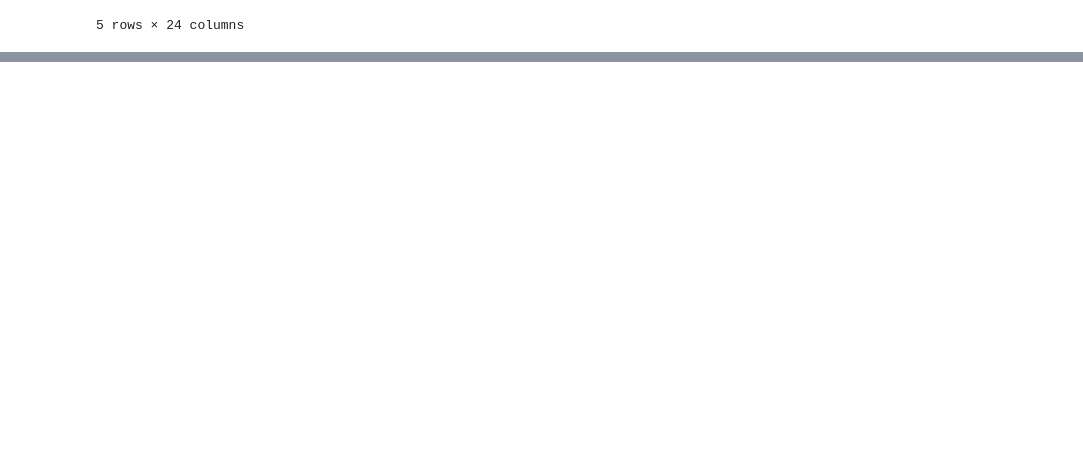
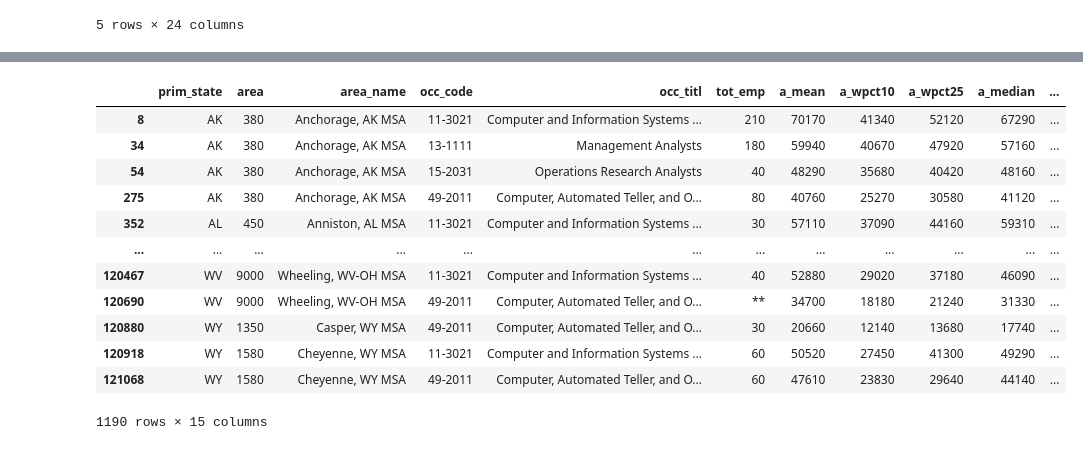
Before and after one commit to mkblake/tech-hubs-brain-drain, a Jupyter notebook: notebooks/cleaning.ipynb, the cells around one changed output, grey strips where cells are left out. Saved outputs shown, nothing was run; the diff lists cells and outputs as text; code cells hidden in the pictures; blank space fills up the shorter version.

```diff
--- a/notebooks/cleaning.ipynb
+++ b/notebooks/cleaning.ipynb
@@ -24,0 +93,20 @@ msa2000_2.head()
+# %%
+commsa2000 = commsa2000.loc[commsa2000.occ_code.isin(['11-3021', '13-1081', '13-1111', '13-1161', '15-1211', '15-1212',
+                                                      '15-1221', '15-1231', '15-1232', '15-1241', '15-1244', '15-1245',
+                                                      '15-1251', '15-1256', '15-1257', '15-1299', '15-2031', '15-2041',
+                                                      '15-2098', '17-2061', '49-2011'])]
+commsa2000
+# %% [output]
+|  | prim_state | area | area_name | occ_code | occ_titl | tot_emp | a_mean | a_wpct10 | a_wpct25 | a_median | ... |
+| 8 | AK | 380 | Anchorage, AK MSA | 11-3021 | Computer and Information Systems ... | 210 | 70170 | 41340 | 52120 | 67290 | ... |
+| 34 | AK | 380 | Anchorage, AK MSA | 13-1111 | Management Analysts | 180 | 59940 | 40670 | 47920 | 57160 | ... |
+| 54 | AK | 380 | Anchorage, AK MSA | 15-2031 | Operations Research Analysts | 40 | 48290 | 35680 | 40420 | 48160 | ... |
+| 275 | AK | 380 | Anchorage, AK MSA | 49-2011 | Computer, Automated Teller, and O... | 80 | 40760 | 25270 | 30580 | 41120 | ... |
+| 352 | AL | 450 | Anniston, AL MSA | 11-3021 | Computer and Information Systems ... | 30 | 57110 | 37090 | 44160 | 59310 | ... |
+| ... | ... | ... | ... | ... | ... | ... | ... | ... | ... | ... | ... |
+| 120467 | WV | 9000 | Wheeling, WV-OH MSA | 11-3021 | Computer and Information Systems ... | 40 | 52880 | 29020 | 37180 | 46090 | ... |
+| 120690 | WV | 9000 | Wheeling, WV-OH MSA | 49-2011 | Computer, Automated Teller, and O... | ** | 34700 | 18180 | 21240 | 31330 | ... |
+| 120880 | WY | 1350 | Casper, WY MSA | 49-2011 | Computer, Automated Teller, and O... | 30 | 20660 | 12140 | 13680 | 17740 | ... |
+| 120918 | WY | 1580 | Cheyenne, WY MSA | 11-3021 | Computer and Information Systems ... | 60 | 50520 | 27450 | 41300 | 49290 | ... |
+| 121068 | WY | 1580 | Cheyenne, WY MSA | 49-2011 | Computer, Automated Teller, and O... | 60 | 47610 | 23830 | 29640 | 44140 | ... |
+1190 rows × 15 columns
```
Also changed, not shown: parts of 4 cells of this notebook, 2 other files.
